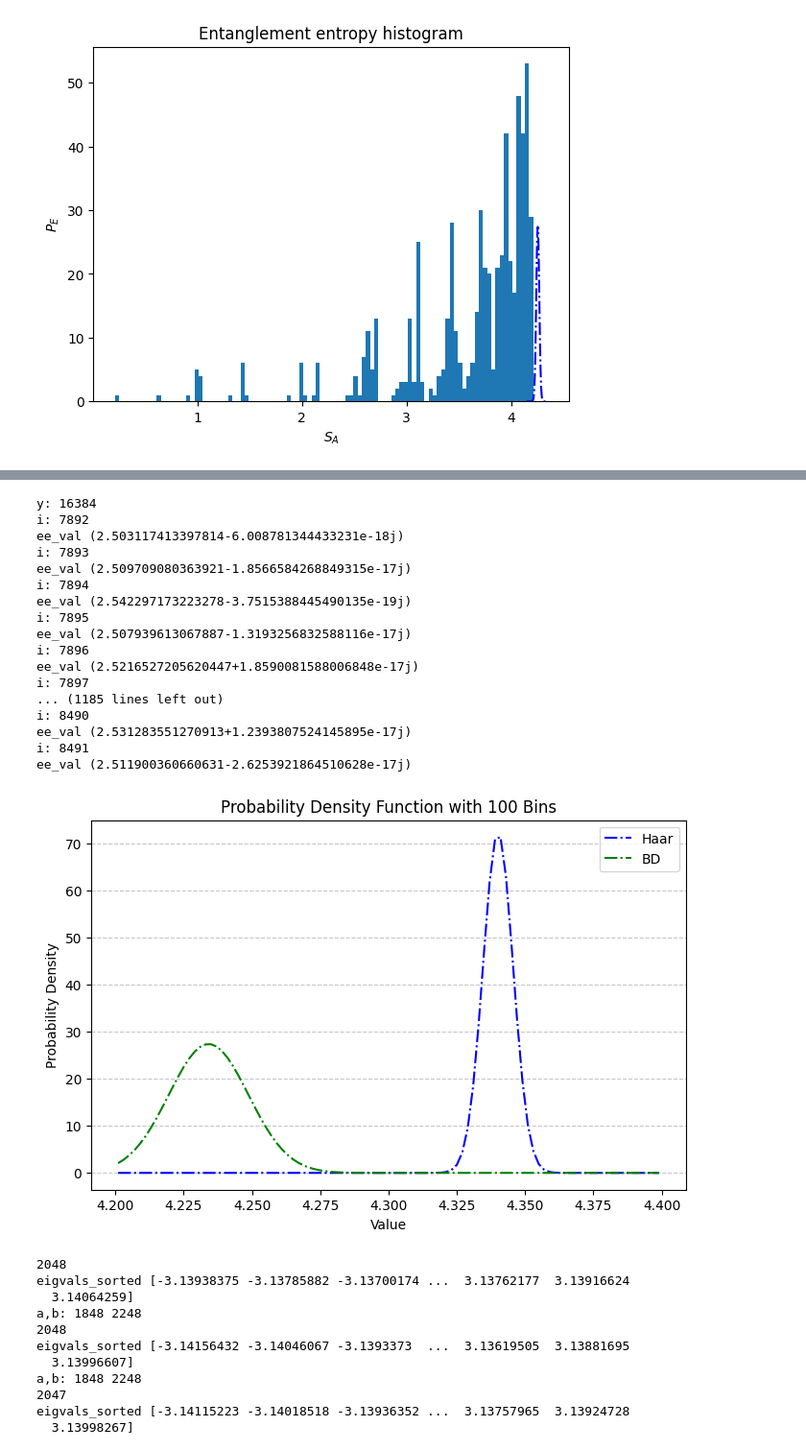
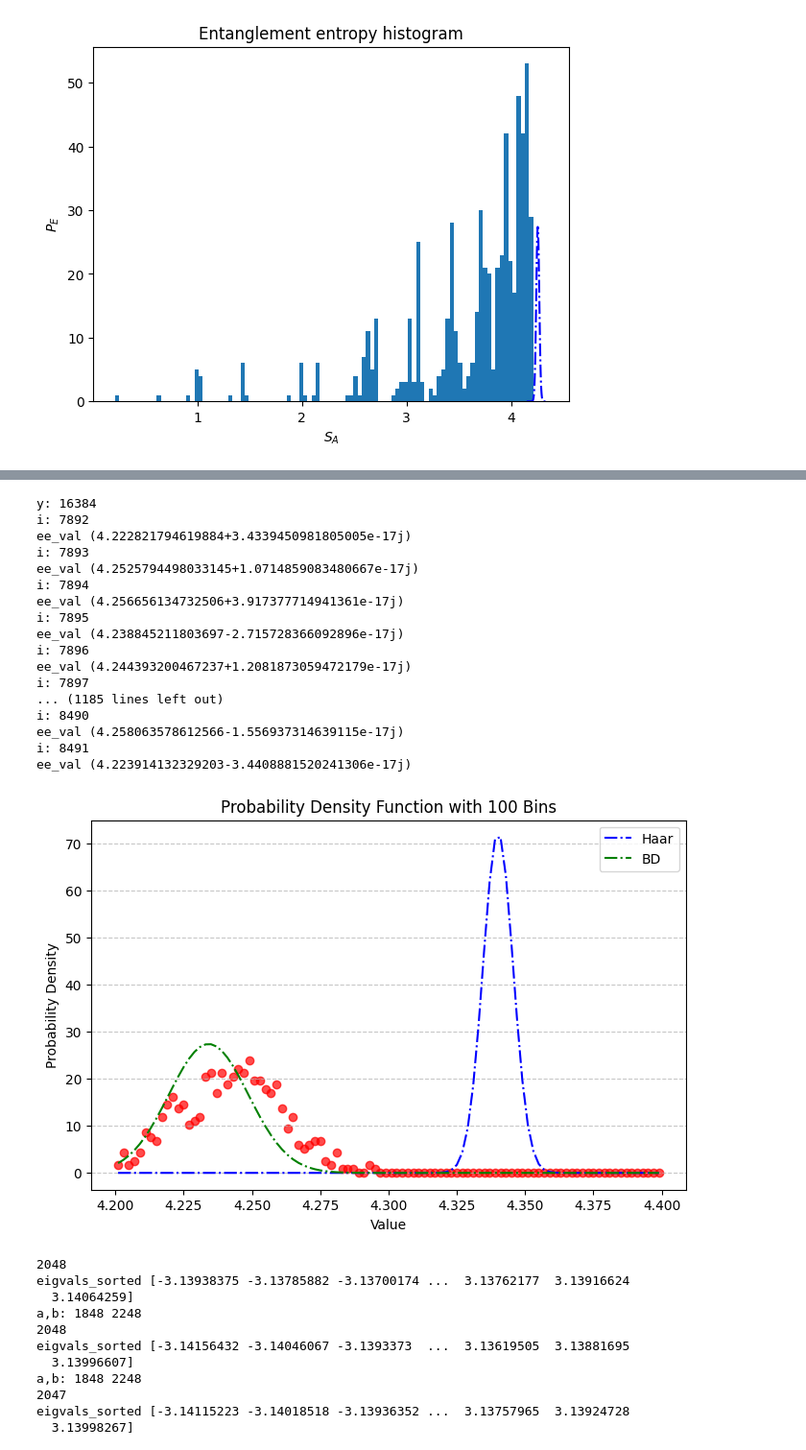
Before and after one commit to lo568los/DeepTherm, a Jupyter notebook: Test_codes3.ipynb, the cells around one changed output, grey strips where cells are left out. Shown: that part at 96% size. Drawn from its saved outputs; the diff is of its cells as text; code cells hidden in the pictures.

Commit message:
Scrooge data

```diff
--- a/Test_codes3.ipynb
+++ b/Test_codes3.ipynb
@@ -397,7 +397,7 @@ def vn_traced(Na,state):
     # Create the reduced density matrix for subsystem A
     trace_out = [i for i in range(state.num_qubits) if i%2 != 0] #non-locAL BIPARTION
     trace_out2 = [i for i in range(N - Na)] #local bipartition
-    rho_A = partial_trace(state, trace_out)
+    rho_A = partial_trace(state, trace_out2)
 
     # Compute the eigenvalues of the reduced density matrix
     eigvals = np.linalg.eigvals(rho_A.data)
@@ -532,40 +529,40 @@ EIgvals: [-14.90430283 -14.15813025 -13.88745358 ...  13.93059345  14.1406969
 # %%
 
 d = 2**N
 J = 1
 g = 1.08 #(np.sqrt(5) + 5)/8
 h = 0.3
 h_list = hlist(N,0.25,h)
 width = 600 #np.min([int(d/10),(10**4)]) #can be a function of N only
 Na=7
 f = Na/N
 
 sigma_h = np.sqrt(2)*0.0039
 mu_h = 4.3521*(1 - 0.5*sigma_h) #shifted
 
 sigma_bd = np.sqrt(2)*0.0103
 mu_bd = 4.2652*(1 - 0.5*sigma_bd)
-midvecs_tri = np.loadtxt(f'mfim_mc_random_eigvecs_qiskit_N={N}.txt')
+midvecs_tri = np.loadtxt(f'Test_data/mfim_mc_eigvecs_qiskit.txt')
 plot_spectrum_midvecs(midvecs_tri,Na,int(d/2)-int(width/2),int(d/2)+int(width/2),mu_h,sigma_h,mu_bd,sigma_bd,num_bins = 100)
 # %% [output]
 y: 16384
 i: 7892
-ee_val (2.503117413397814-6.008781344433231e-18j)
+ee_val (4.222821794619884+3.4339450981805005e-17j)
 i: 7893
-ee_val (2.509709080363921-1.8566584268849315e-17j)
+ee_val (4.2525794498033145+1.0714859083480667e-17j)
 i: 7894
-ee_val (2.542297173223278-3.7515388445490135e-19j)
+ee_val (4.256656134732506+3.917377714941361e-17j)
 i: 7895
-ee_val (2.507939613067887-1.3193256832588116e-17j)
+ee_val (4.238845211803697-2.715728366092896e-17j)
 i: 7896
-ee_val (2.5216527205620447+1.8590081588006848e-17j)
+ee_val (4.244393200467237+1.2081873059472179e-17j)
 i: 7897
 ... (1185 lines left out)
 i: 8490
-ee_val (2.531283551270913+1.2393807524145895e-17j)
+ee_val (4.258063578612566-1.556937314639115e-17j)
 i: 8491
-ee_val (2.511900360660631-2.6253921864510628e-17j)
+ee_val (4.223914132329203-3.4408881520241306e-17j)
-[figure, old version]
+[figure, new version]
 # %%
 ### Next, we make a two-layered Floquet random circuit, with random two-qubit unitaries in the first layer (even sites) and second-layer (odd sites). we will convert qutip's random haar unitary to Qiskit for this
 def rand_unitary_haar(n):
```
Also changed, not shown: parts of 1 cell of this notebook, 14 other files.
